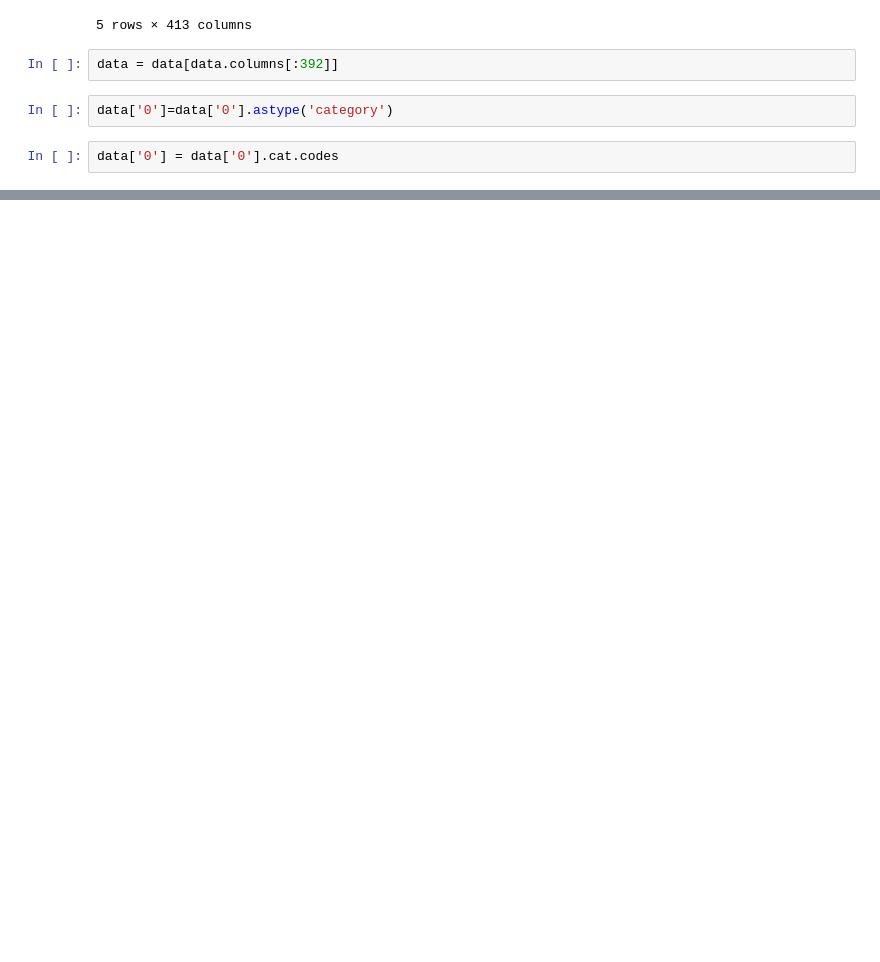
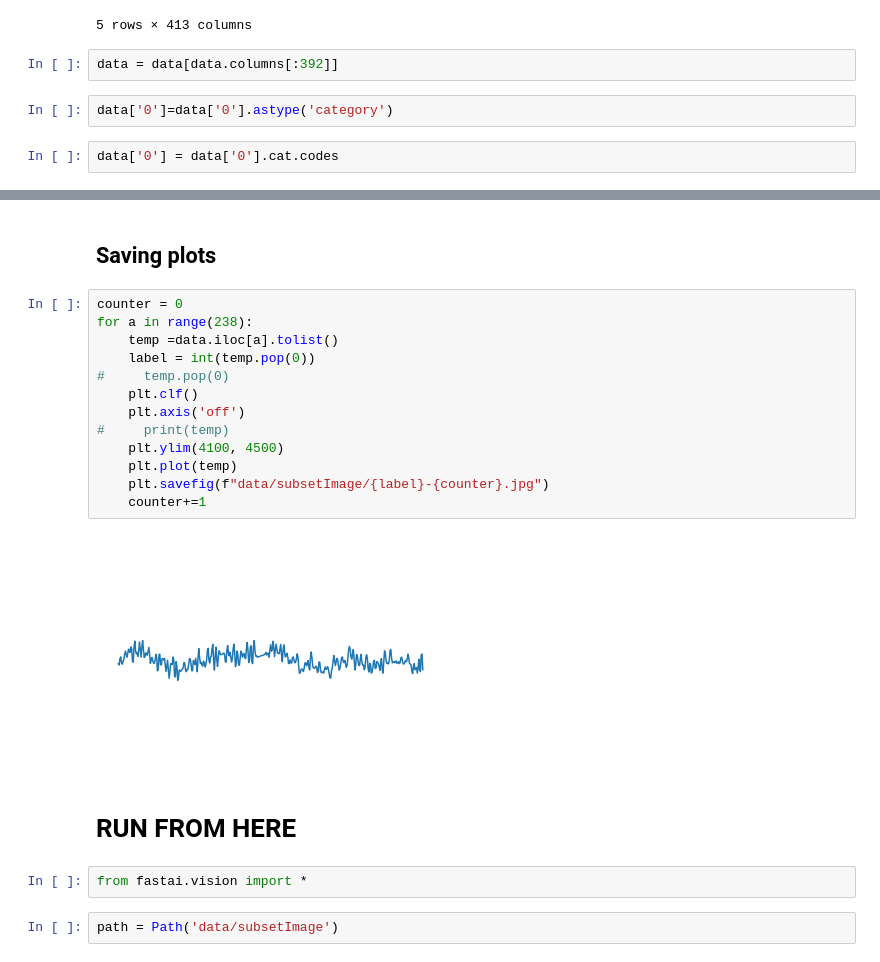
Before and after one commit to fun-personal-projects/thoughtsToText, a Jupyter notebook: main.ipynb, the cells around one changed output, grey strips where cells are left out. Saved outputs shown, nothing was run; the diff lists cells and outputs as text; blank space fills up the shorter version.

```diff
--- a/main.ipynb
+++ b/main.ipynb
@@ -184,0 +306,23 @@ data.head()
+# %% [markdown]
+## Saving plots
+# %%
+counter = 0
+for a in range(238):
+    temp =data.iloc[a].tolist()
+    label = int(temp.pop(0))
+#     temp.pop(0)
+    plt.clf()
+    plt.axis('off')
+#     print(temp)
+    plt.ylim(4100, 4500)
+    plt.plot(temp)
+    plt.savefig(f"data/subsetImage/{label}-{counter}.jpg")
+    counter+=1
+# %% [output]
+[figure, added]
+# %% [markdown]
+# RUN FROM HERE
+# %%
+from fastai.vision import *
+# %%
+path = Path('data/subsetImage')
```
Also changed, not shown: parts of 36 cells of this notebook.
